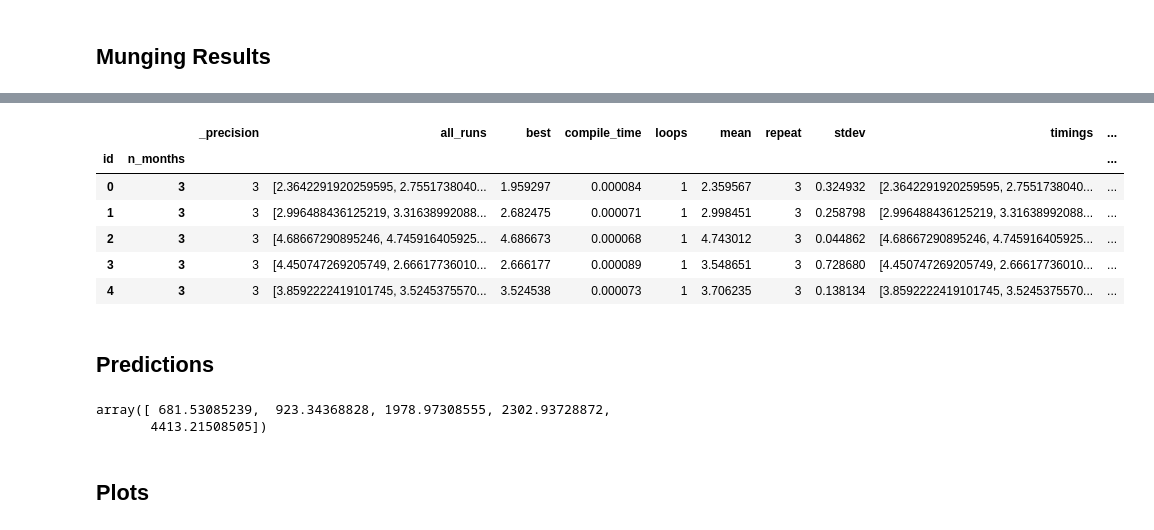
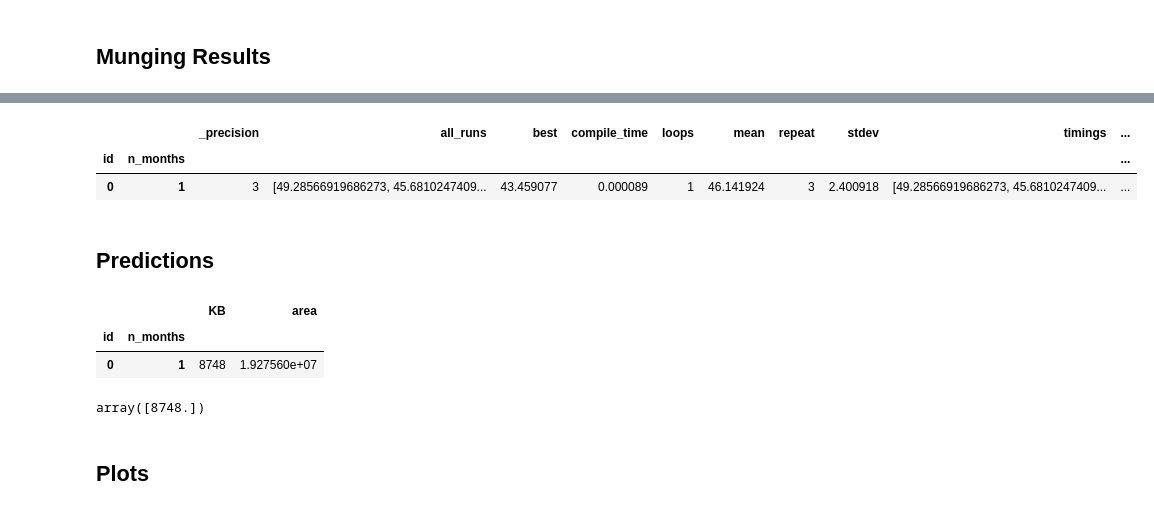
Before and after one commit to StefanBrand/masterdatacube, a Jupyter notebook: mdc_experiment.ipynb, the cells around one changed output, grey strips where cells are left out. Saved outputs shown, nothing was run; the diff lists cells and outputs as text; code cells hidden in the pictures.

```diff
--- a/mdc_experiment.ipynb
+++ b/mdc_experiment.ipynb
@@ -63,7 +63,7 @@ def write_cube(feature, time_range, n_months):
     )
     '''
 
-    bands = ['B04']
+    bands = ["B04", "B03", "B02", "B08", "B05", "B06", "B07", "B8A", "B11", "B12"]
     config = CubeConfig(
         dataset_name="S2L2A",
         band_names=bands,
@@ -78,14 +78,16 @@ def write_cube(feature, time_range, n_months):
 # %% [markdown]
 ## xcube in action 🔢
 # %%
+%%time
 !rm -r *.zarr
 times = []
 
 for i in range(len(end_dates)):
     n_months = i+1
     for feat in gdf.drop('geometry', axis=1).itertuples():
-        tr = %timeit -n 1 -r 3 -o write_cube(feat, ['2018-01-01', end_dates[i]], n_months) # TimeitResult
+        #tr = %timeit -n 1 -r 3 -o write_cube(feat, ['2018-01-01', end_dates[i]], n_months) # TimeitResult
+        tr = %timeit -n 1 -r 3 -o write_cube(feat, ['2018-01-01', '2018-09-30'], 9) # TimeitResult
         times.append({ic[0]: feat.Index, ic[1]: n_months, **vars(tr), 'mean': tr.average, 'stdev': tr.stdev})
-
-disk_usage = !du *.zarr -s | sort -h
+        break
+    break
 # %% [output]
@@ -142,29 +131,30 @@ dudf
 # %%
 # Build Time Dataframe
 tdf = pd.DataFrame(times).set_index(ic)
-assert len(tdf) == len(gdf)*len(end_dates), 'DataFrame sizes do not match'
-tdf.loc[(slice(None),3),:]
+#assert len(tdf) == len(gdf)*len(end_dates), 'DataFrame sizes do not match'
+tdf.loc[(slice(None),1),:]
 # %% [output]
 |  |  | _precision | all_runs | best | compile_time | loops | mean | repeat | stdev | timings | ... |
 | id | n_months |  |  |  |  |  |  |  |  |  | ... |
-| 0 | 3 | 3 | [2.3642291920259595, 2.7551738040... | 1.959297 | 0.000084 | 1 | 2.359567 | 3 | 0.324932 | [2.3642291920259595, 2.7551738040... | ... |
-| 1 | 3 | 3 | [2.996488436125219, 3.31638992088... | 2.682475 | 0.000071 | 1 | 2.998451 | 3 | 0.258798 | [2.996488436125219, 3.31638992088... | ... |
-| 2 | 3 | 3 | [4.68667290895246, 4.745916405925... | 4.686673 | 0.000068 | 1 | 4.743012 | 3 | 0.044862 | [4.68667290895246, 4.745916405925... | ... |
-| 3 | 3 | 3 | [4.450747269205749, 2.66617736010... | 2.666177 | 0.000089 | 1 | 3.548651 | 3 | 0.728680 | [4.450747269205749, 2.66617736010... | ... |
-| 4 | 3 | 3 | [3.8592222419101745, 3.5245375570... | 3.524538 | 0.000073 | 1 | 3.706235 | 3 | 0.138134 | [3.8592222419101745, 3.5245375570... | ... |
+| 0 | 1 | 3 | [49.28566919686273, 45.6810247409... | 43.459077 | 0.000089 | 1 | 46.141924 | 3 | 2.400918 | [49.28566919686273, 45.6810247409... | ... |
 # %% [markdown]
 ## Predictions
+# %%
+preddf
+# %% [output]
+|  |  | KB | area |
+| id | n_months |  |  |
+| 0 | 1 | 8748 | 1.927560e+07 |
 # %%
 preddf = pd.merge(dudf['KB'], gdf['area'],how="left", left_on=ic[0], right_index=True)
-preddf = preddf.loc[(slice(None),1), :]
+#preddf = preddf.loc[(slice(None),), :]
 
 Y = np.asarray(preddf['KB'])
 X = sm.add_constant(np.asarray(preddf['area']))
 model = sm.OLS(Y,X).fit()
 model.predict(X)
 # %% [output]
-array([ 681.53085239,  923.34368828, 1978.97308555, 2302.93728872,
-       4413.21508505])
+array([8748.])
 # %% [markdown]
 ## Plots
 # %%
```
Also changed, not shown: parts of 5 cells of this notebook.
